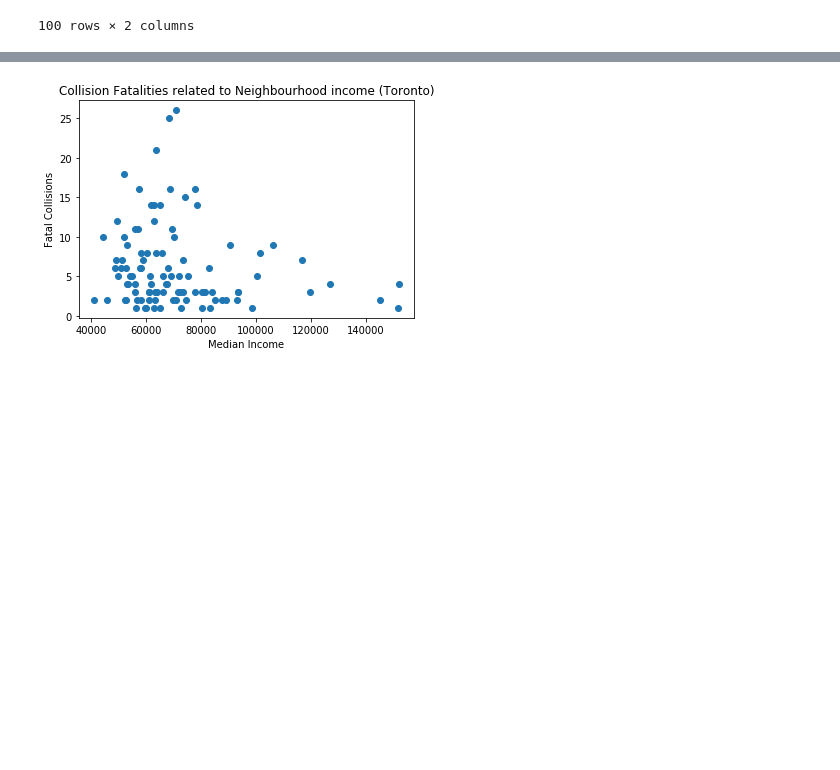
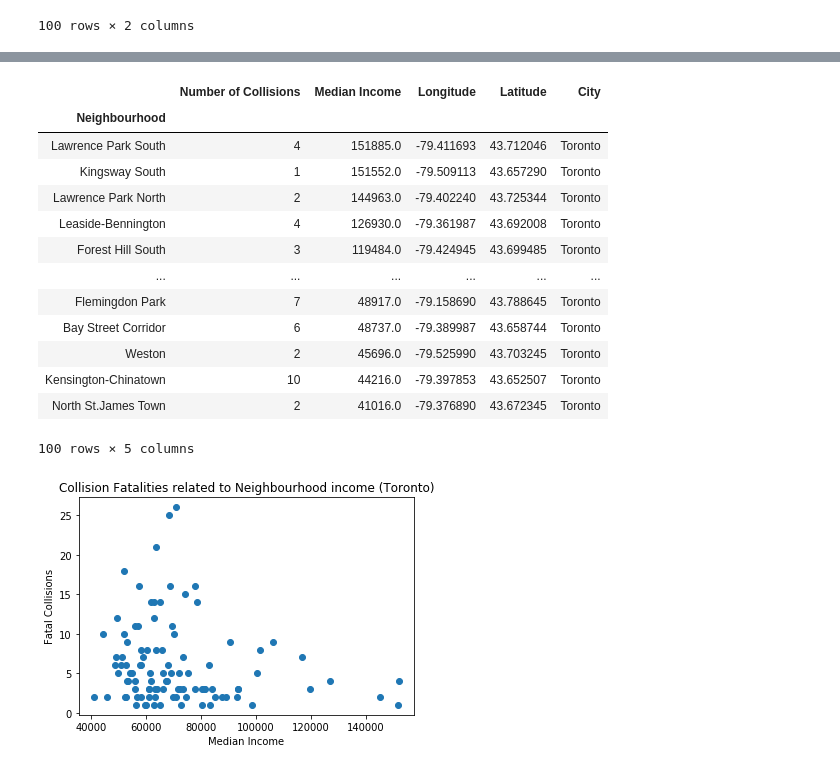
Before and after one commit to nupurgupta5292/SES-vs-Fatal-Road-Collisions, a Jupyter notebook: Toronto/toronto_neighbourhoods.ipynb, the cells around one changed output, grey strips where cells are left out. Drawn from its saved outputs; the diff is of its cells as text; code cells hidden in the pictures; blank space fills up the shorter version.

Commit message:
combined data

```diff
--- a/Toronto/toronto_neighbourhoods.ipynb
+++ b/Toronto/toronto_neighbourhoods.ipynb
@@ -98,0 +119,20 @@ hood_data
+# %%
+#merge to final table
+toronto_hood_data=pd.merge(hood_data,location_first,left_index=True, right_index=True )
+toronto_hood_data['City']='Toronto'
+toronto_hood_data
+# %% [output]
+|  | Number of Collisions | Median Income | Longitude | Latitude | City |
+| Neighbourhood |  |  |  |  |  |
+| Lawrence Park South | 4 | 151885.0 | -79.411693 | 43.712046 | Toronto |
+| Kingsway South | 1 | 151552.0 | -79.509113 | 43.657290 | Toronto |
+| Lawrence Park North | 2 | 144963.0 | -79.402240 | 43.725344 | Toronto |
+| Leaside-Bennington | 4 | 126930.0 | -79.361987 | 43.692008 | Toronto |
+| Forest Hill South | 3 | 119484.0 | -79.424945 | 43.699485 | Toronto |
+| ... | ... | ... | ... | ... | ... |
+| Flemingdon Park | 7 | 48917.0 | -79.158690 | 43.788645 | Toronto |
+| Bay Street Corridor | 6 | 48737.0 | -79.389987 | 43.658744 | Toronto |
+| Weston | 2 | 45696.0 | -79.525990 | 43.703245 | Toronto |
+| Kensington-Chinatown | 10 | 44216.0 | -79.397853 | 43.652507 | Toronto |
+| North St.James Town | 2 | 41016.0 | -79.376890 | 43.672345 | Toronto |
+100 rows × 5 columns
```
Also changed, not shown: parts of 13 cells of this notebook, 2 other files.
